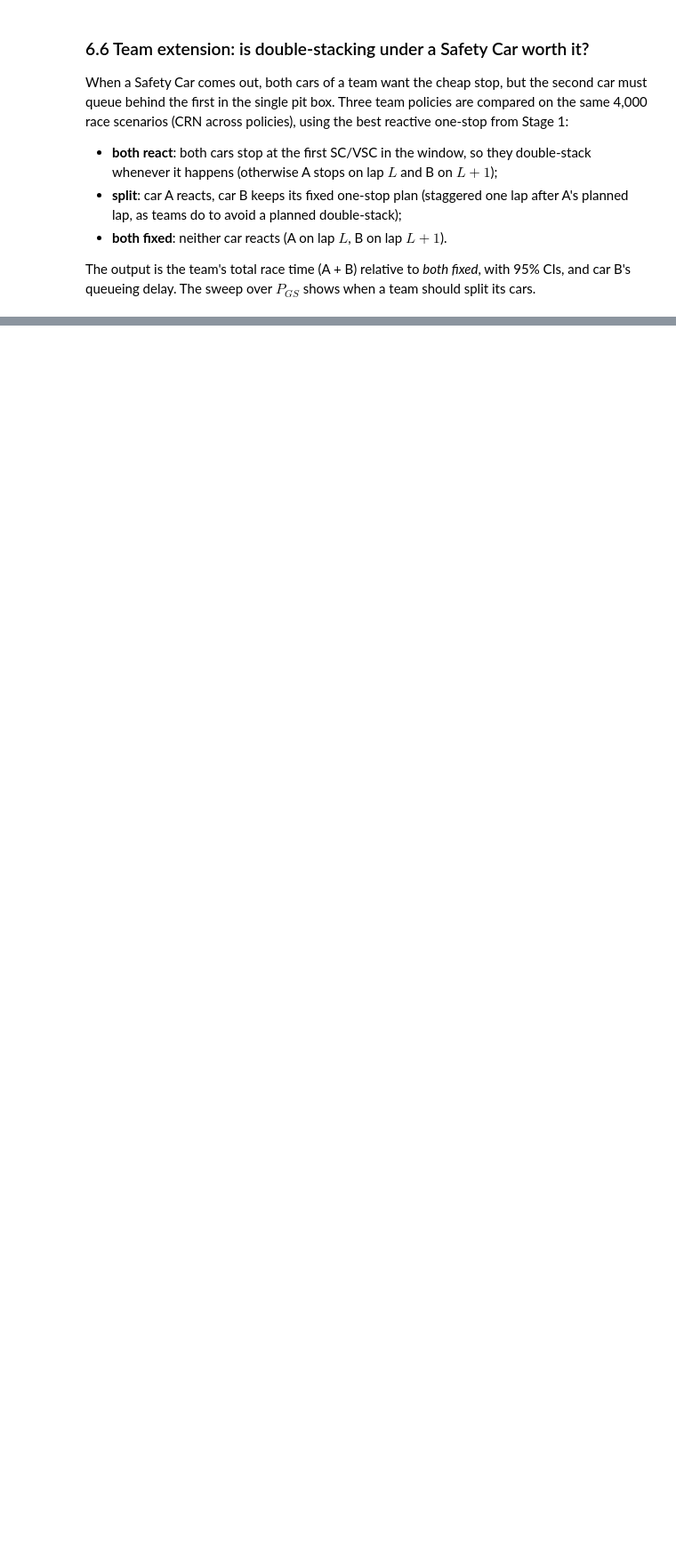
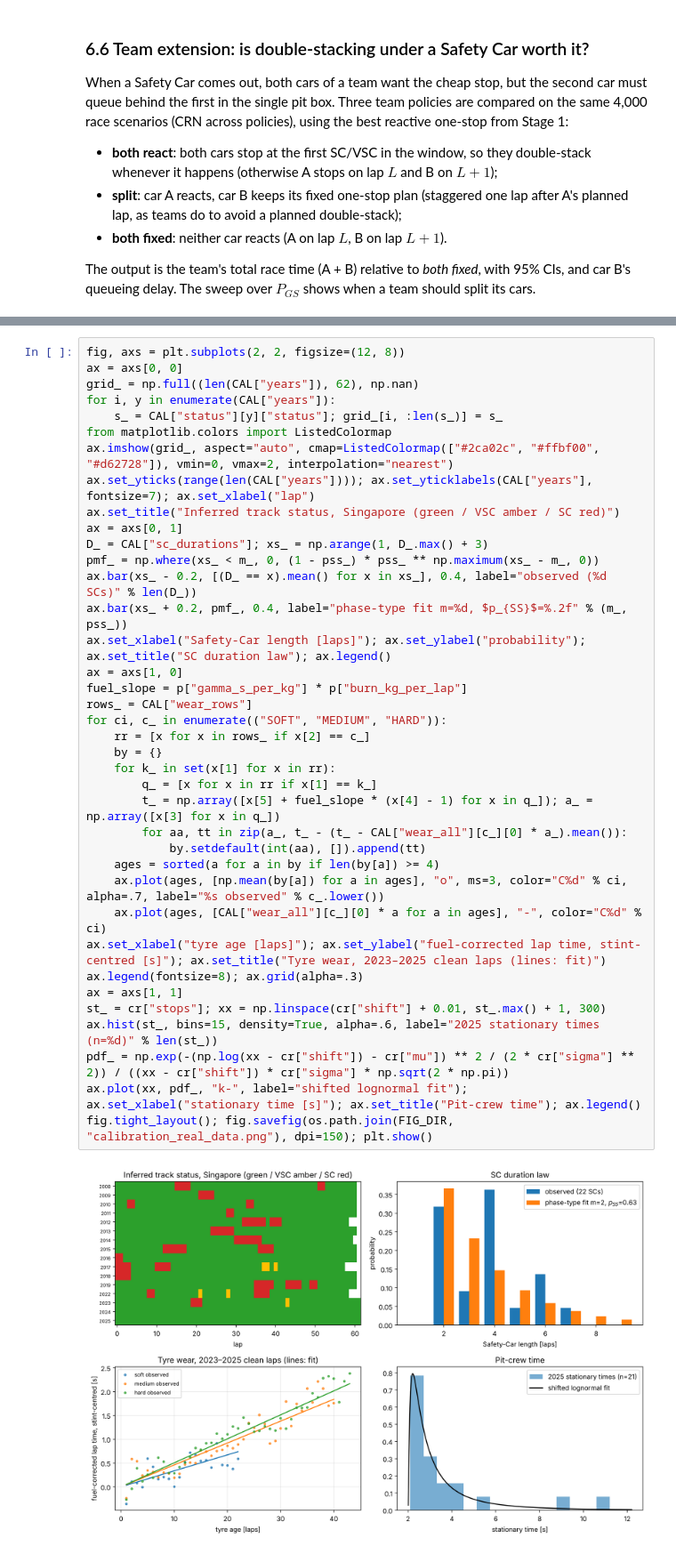
Before and after one commit to dinukacodes/f1-pit-strategy-simulator, a Jupyter notebook: notebook/f1-pit-strategy-simulator.ipynb, the cells around one changed output, grey strips where cells are left out. Shown at 89% size. Drawn from its saved outputs; the diff is of its cells as text; blank space fills up the shorter version.

```diff
--- a/notebook/f1-pit-strategy-simulator.ipynb
+++ b/notebook/f1-pit-strategy-simulator.ipynb
@@ -1553,0 +2030,40 @@ Answer to the question (baseline P_GS = 0.020):
+# %%
+fig, axs = plt.subplots(2, 2, figsize=(12, 8))
+ax = axs[0, 0]
+grid_ = np.full((len(CAL["years"]), 62), np.nan)
+for i, y in enumerate(CAL["years"]):
+    s_ = CAL["status"][y]["status"]; grid_[i, :len(s_)] = s_
+from matplotlib.colors import ListedColormap
+ax.imshow(grid_, aspect="auto", cmap=ListedColormap(["#2ca02c", "#ffbf00", "#d62728"]), vmin=0, vmax=2, interpolation="nearest")
+ax.set_yticks(range(len(CAL["years"]))); ax.set_yticklabels(CAL["years"], fontsize=7); ax.set_xlabel("lap")
+ax.set_title("Inferred track status, Singapore (green / VSC amber / SC red)")
+ax = axs[0, 1]
+D_ = CAL["sc_durations"]; xs_ = np.arange(1, D_.max() + 3)
+pmf_ = np.where(xs_ < m_, 0, (1 - pss_) * pss_ ** np.maximum(xs_ - m_, 0))
+ax.bar(xs_ - 0.2, [(D_ == x).mean() for x in xs_], 0.4, label="observed (%d SCs)" % len(D_))
+ax.bar(xs_ + 0.2, pmf_, 0.4, label="phase-type fit m=%d, $p_{SS}$=%.2f" % (m_, pss_))
+ax.set_xlabel("Safety-Car length [laps]"); ax.set_ylabel("probability"); ax.set_title("SC duration law"); ax.legend()
+ax = axs[1, 0]
+fuel_slope = p["gamma_s_per_kg"] * p["burn_kg_per_lap"]
+rows_ = CAL["wear_rows"]
+for ci, c_ in enumerate(("SOFT", "MEDIUM", "HARD")):
+    rr = [x for x in rows_ if x[2] == c_]
+    by = {}
+    for k_ in set(x[1] for x in rr):
+        q_ = [x for x in rr if x[1] == k_]
+        t_ = np.array([x[5] + fuel_slope * (x[4] - 1) for x in q_]); a_ = np.array([x[3] for x in q_])
+        for aa, tt in zip(a_, t_ - (t_ - CAL["wear_all"][c_][0] * a_).mean()):
+            by.setdefault(int(aa), []).append(tt)
+    ages = sorted(a for a in by if len(by[a]) >= 4)
+    ax.plot(ages, [np.mean(by[a]) for a in ages], "o", ms=3, color="C%d" % ci, alpha=.7, label="%s observed" % c_.lower())
+    ax.plot(ages, [CAL["wear_all"][c_][0] * a for a in ages], "-", color="C%d" % ci)
+ax.set_xlabel("tyre age [laps]"); ax.set_ylabel("fuel-corrected lap time, stint-centred [s]"); ax.set_title("Tyre wear, 2023–2025 clean laps (lines: fit)")
+ax.legend(fontsize=8); ax.grid(alpha=.3)
+ax = axs[1, 1]
+st_ = cr["stops"]; xx = np.linspace(cr["shift"] + 0.01, st_.max() + 1, 300)
+ax.hist(st_, bins=15, density=True, alpha=.6, label="2025 stationary times (n=%d)" % len(st_))
+pdf_ = np.exp(-(np.log(xx - cr["shift"]) - cr["mu"]) ** 2 / (2 * cr["sigma"] ** 2)) / ((xx - cr["shift"]) * cr["sigma"] * np.sqrt(2 * np.pi))
+ax.plot(xx, pdf_, "k-", label="shifted lognormal fit"); ax.set_xlabel("stationary time [s]"); ax.set_title("Pit-crew time"); ax.legend()
+fig.tight_layout(); fig.savefig(os.path.join(FIG_DIR, "calibration_real_data.png"), dpi=150); plt.show()
+# %% [output]
+[figure, added]
```
Also changed, not shown: parts of 14 cells of this notebook, 5 other files.
